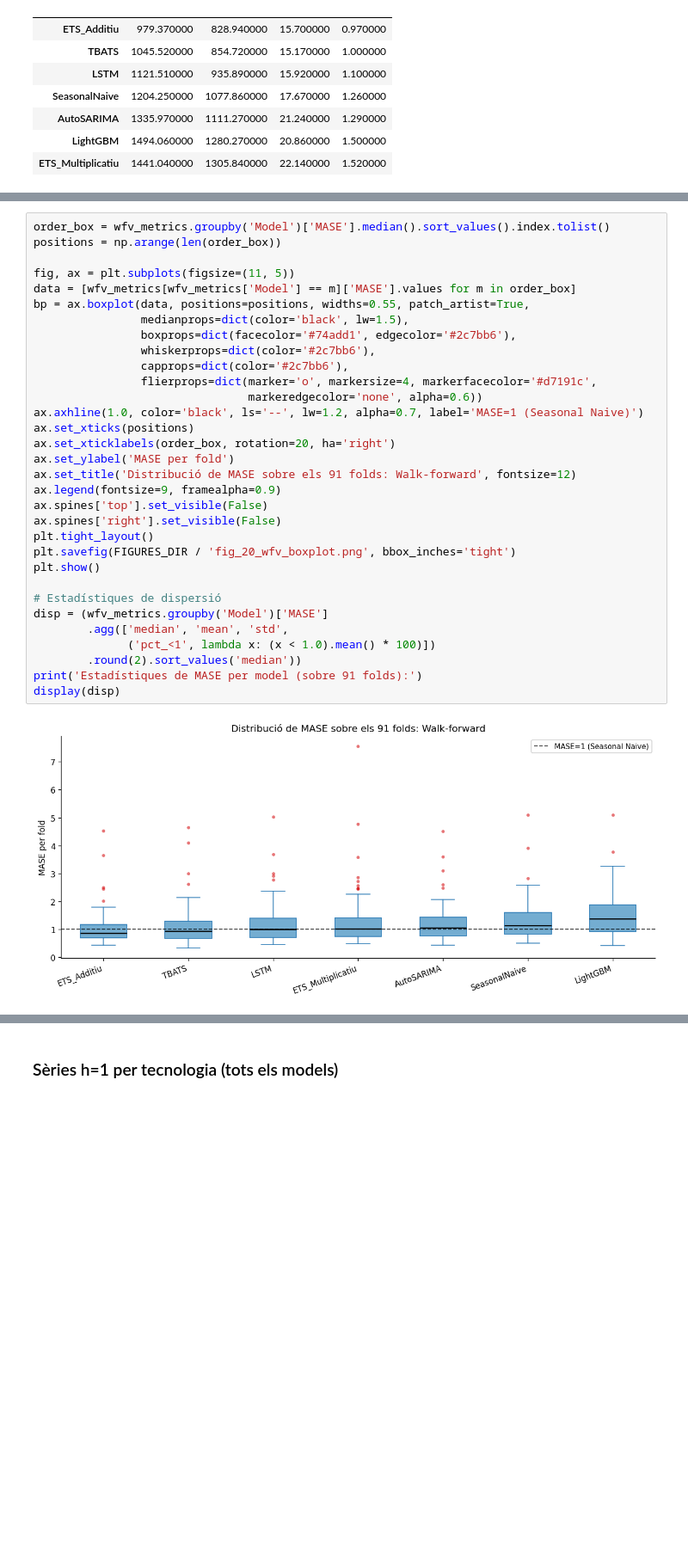
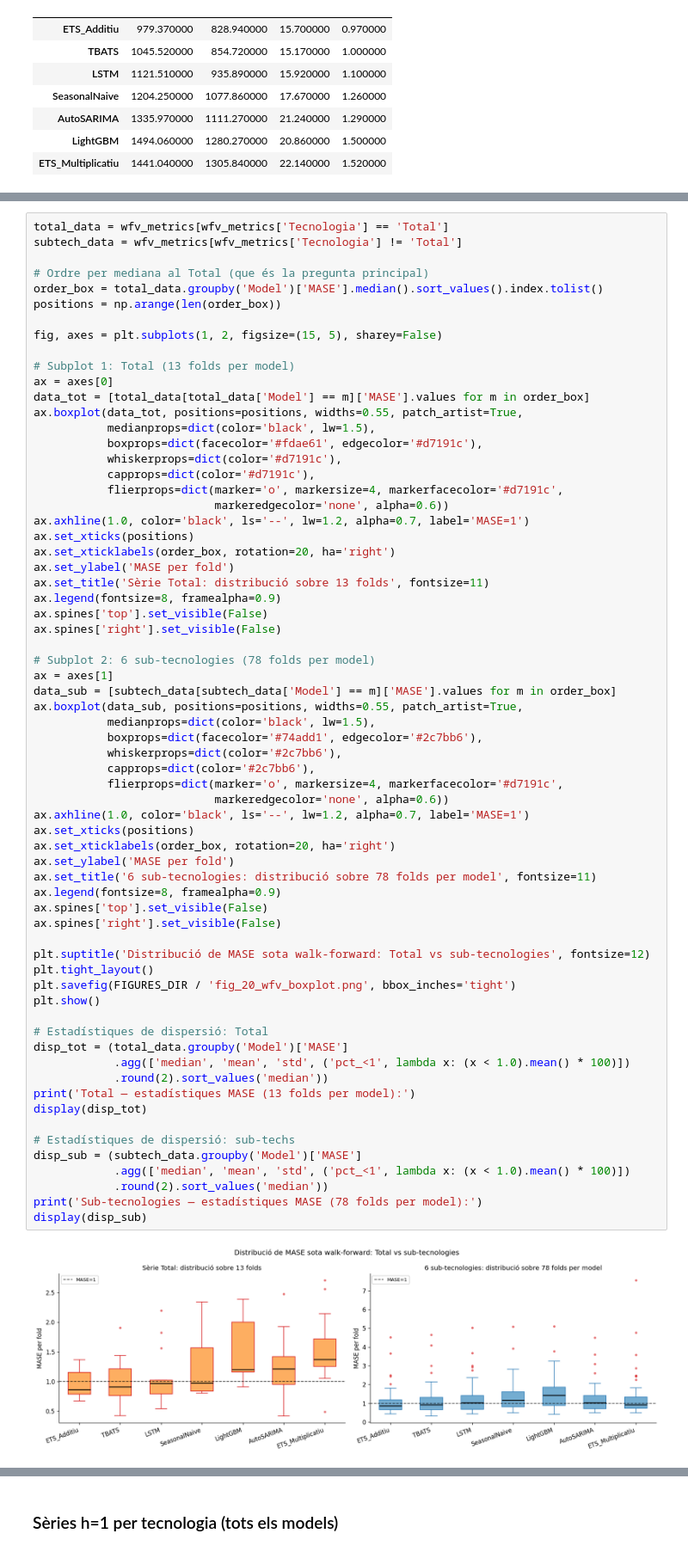
Before and after one commit to C0SBEL/projecte-forecasting, a Jupyter notebook: notebooks/evaluation.ipynb, the cells around one changed output, grey strips where cells are left out. Shown at 86% size. Drawn from its saved outputs; the diff is of its cells as text; blank space fills up the shorter version.

```diff
--- a/notebooks/evaluation.ipynb
+++ b/notebooks/evaluation.ipynb
@@ -509,34 +512,68 @@ for tech in TECNOLOGIES:
 # %%
-order_box = wfv_metrics.groupby('Model')['MASE'].median().sort_values().index.tolist()
+total_data = wfv_metrics[wfv_metrics['Tecnologia'] == 'Total']
+subtech_data = wfv_metrics[wfv_metrics['Tecnologia'] != 'Total']
+
+# Ordre per mediana al Total (que és la pregunta principal)
+order_box = total_data.groupby('Model')['MASE'].median().sort_values().index.tolist()
 positions = np.arange(len(order_box))
 
-fig, ax = plt.subplots(figsize=(11, 5))
-data = [wfv_metrics[wfv_metrics['Model'] == m]['MASE'].values for m in order_box]
-bp = ax.boxplot(data, positions=positions, widths=0.55, patch_artist=True,
-                medianprops=dict(color='black', lw=1.5),
-                boxprops=dict(facecolor='#74add1', edgecolor='#2c7bb6'),
-                whiskerprops=dict(color='#2c7bb6'),
-                capprops=dict(color='#2c7bb6'),
-                flierprops=dict(marker='o', markersize=4, markerfacecolor='#d7191c',
-                                markeredgecolor='none', alpha=0.6))
-ax.axhline(1.0, color='black', ls='--', lw=1.2, alpha=0.7, label='MASE=1 (Seasonal Naive)')
+fig, axes = plt.subplots(1, 2, figsize=(15, 5), sharey=False)
+
+# Subplot 1: Total (13 folds per model)
+ax = axes[0]
+data_tot = [total_data[total_data['Model'] == m]['MASE'].values for m in order_box]
+ax.boxplot(data_tot, positions=positions, widths=0.55, patch_artist=True,
+           medianprops=dict(color='black', lw=1.5),
+           boxprops=dict(facecolor='#fdae61', edgecolor='#d7191c'),
+           whiskerprops=dict(color='#d7191c'),
+           capprops=dict(color='#d7191c'),
+           flierprops=dict(marker='o', markersize=4, markerfacecolor='#d7191c',
+                           markeredgecolor='none', alpha=0.6))
+ax.axhline(1.0, color='black', ls='--', lw=1.2, alpha=0.7, label='MASE=1')
 ax.set_xticks(positions)
 ax.set_xticklabels(order_box, rotation=20, ha='right')
 ax.set_ylabel('MASE per fold')
-ax.set_title('Distribució de MASE sobre els 91 folds: Walk-forward', fontsize=12)
-ax.legend(fontsize=9, framealpha=0.9)
+ax.set_title('Sèrie Total: distribució sobre 13 folds', fontsize=11)
+ax.legend(fontsize=8, framealpha=0.9)
 ax.spines['top'].set_visible(False)
 ax.spines['right'].set_visible(False)
+
+# Subplot 2: 6 sub-tecnologies (78 folds per model)
+ax = axes[1]
+data_sub = [subtech_data[subtech_data['Model'] == m]['MASE'].values for m in order_box]
+ax.boxplot(data_sub, positions=positions, widths=0.55, patch_artist=True,
+           medianprops=dict(color='black', lw=1.5),
+           boxprops=dict(facecolor='#74add1', edgecolor='#2c7bb6'),
+           whiskerprops=dict(color='#2c7bb6'),
+           capprops=dict(color='#2c7bb6'),
+           flierprops=dict(marker='o', markersize=4, markerfacecolor='#d7191c',
+                           markeredgecolor='none', alpha=0.6))
+ax.axhline(1.0, color='black', ls='--', lw=1.2, alpha=0.7, label='MASE=1')
+ax.set_xticks(positions)
+ax.set_xticklabels(order_box, rotation=20, ha='right')
+ax.set_ylabel('MASE per fold')
+ax.set_title('6 sub-tecnologies: distribució sobre 78 folds per model', fontsize=11)
+ax.legend(fontsize=8, framealpha=0.9)
+ax.spines['top'].set_visible(False)
+ax.spines['right'].set_visible(False)
+
+plt.suptitle('Distribució de MASE sota walk-forward: Total vs sub-tecnologies', fontsize=12)
 plt.tight_layout()
 plt.savefig(FIGURES_DIR / 'fig_20_wfv_boxplot.png', bbox_inches='tight')
 plt.show()
 
-# Estadístiques de dispersió
-disp = (wfv_metrics.groupby('Model')['MASE']
-        .agg(['median', 'mean', 'std',
-              ('pct_<1', lambda x: (x < 1.0).mean() * 100)])
-        .round(2).sort_values('median'))
-print('Estadístiques de MASE per model (sobre 91 folds):')
-display(disp)
+# Estadístiques de dispersió: Total
+disp_tot = (total_data.groupby('Model')['MASE']
+            .agg(['median', 'mean', 'std', ('pct_<1', lambda x: (x < 1.0).mean() * 100)])
+            .round(2).sort_values('median'))
+print('Total — estadístiques MASE (13 folds per model):')
+display(disp_tot)
+
+# Estadístiques de dispersió: sub-techs
+disp_sub = (subtech_data.groupby('Model')['MASE']
+            .agg(['median', 'mean', 'std', ('pct_<1', lambda x: (x < 1.0).mean() * 100)])
+            .round(2).sort_values('median'))
+print('Sub-tecnologies — estadístiques MASE (78 folds per model):')
+display(disp_sub)
 # %% [output]
-[figure, old version]
+[figure, new version]
```
Also changed, not shown: parts of 10 cells of this notebook, 5 other files.
